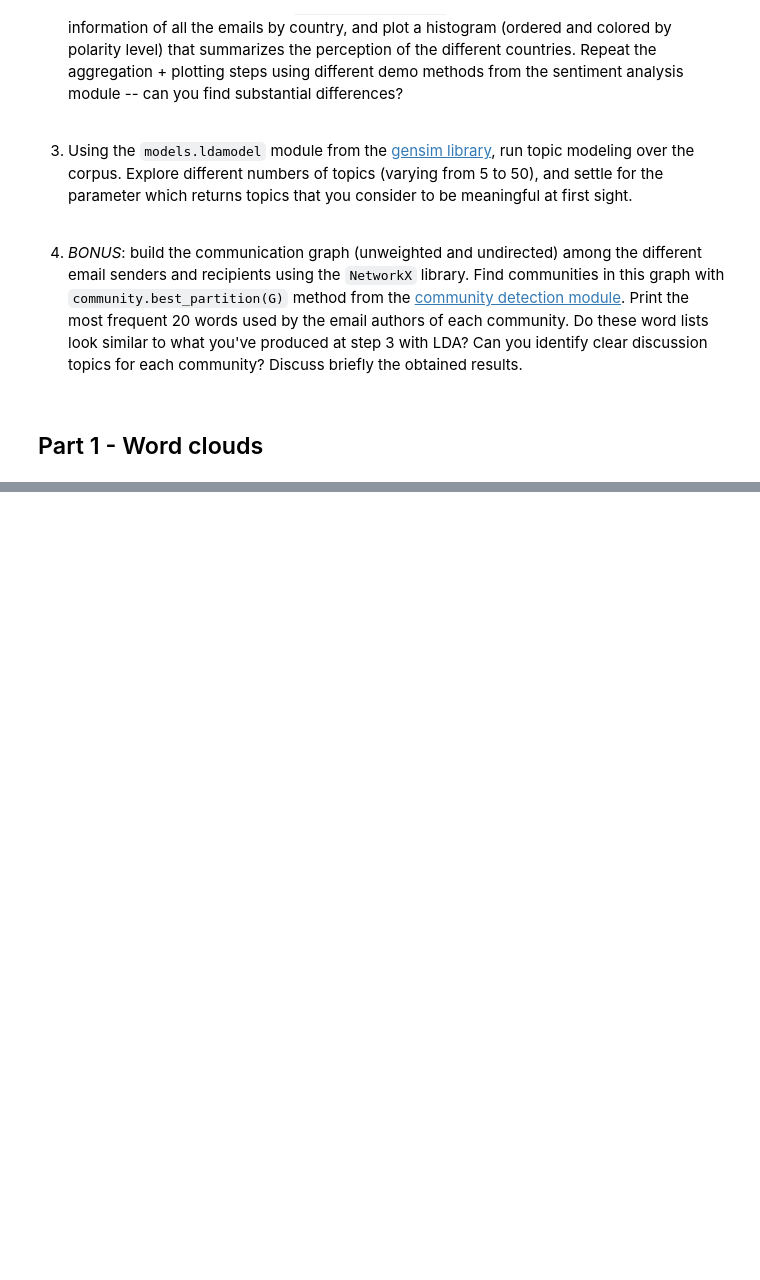
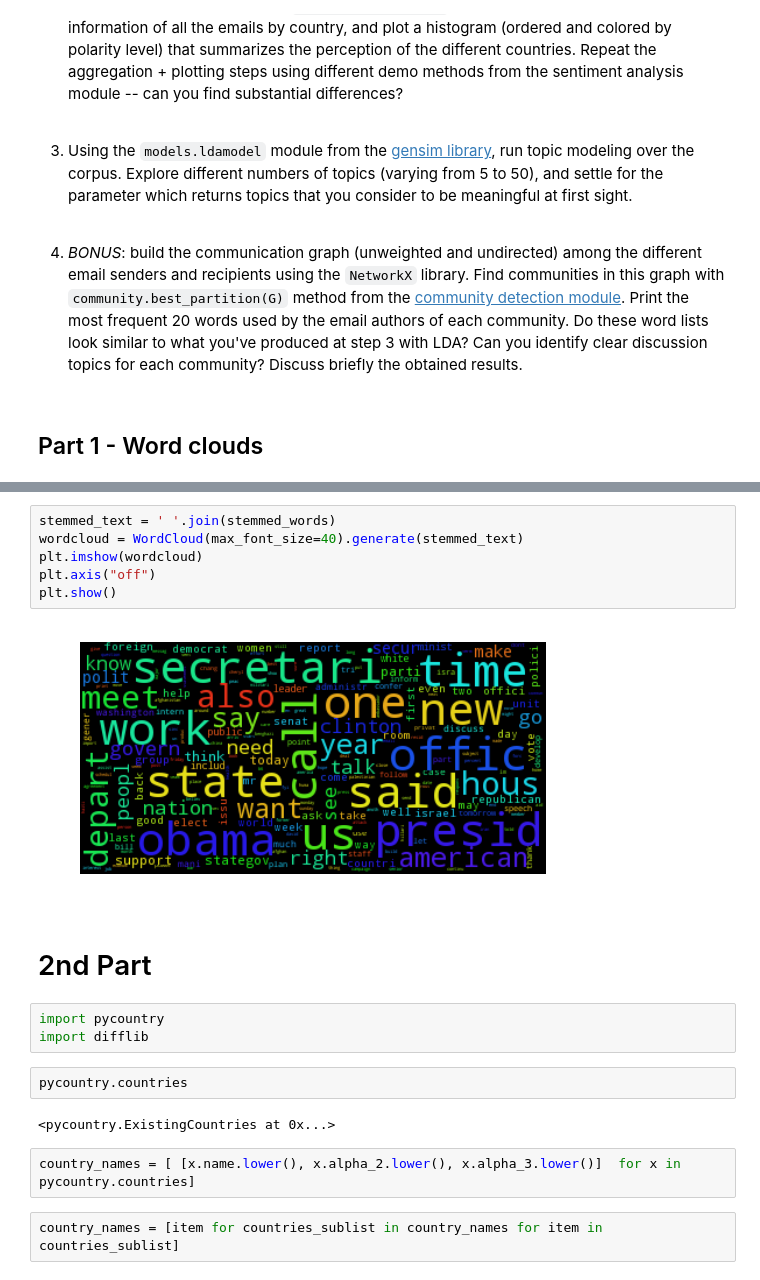
Before and after one commit to mukel/Homework, a Jupyter notebook: 05 - Taming Text/Hw5-TextMining.ipynb, the cells around one changed output, grey strips where cells are left out. Drawn from its saved outputs; the diff is of its cells as text; blank space fills up the shorter version.

```diff
--- a/05 - Taming Text/Hw5-TextMining.ipynb
+++ b/05 - Taming Text/Hw5-TextMining.ipynb
@@ -35,0 +185,21 @@ Can you identify clear discussion topics for each community? Discuss briefly the
+# %%
+stemmed_text = ' '.join(stemmed_words)
+wordcloud = WordCloud(max_font_size=40).generate(stemmed_text)
+plt.imshow(wordcloud)
+plt.axis("off")
+plt.show()
+# %% [output]
+[figure, added]
+# %% [markdown]
+# 2nd Part
+# %%
+import pycountry
+import difflib
+# %%
+pycountry.countries
+# %% [output]
+<pycountry.ExistingCountries at 0x...>
+# %%
+country_names = [ [x.name.lower(), x.alpha_2.lower(), x.alpha_3.lower()]  for x in pycountry.countries]
+# %%
+country_names = [item for countries_sublist in country_names for item in countries_sublist]
```
Also changed, not shown: parts of 23 cells of this notebook.
